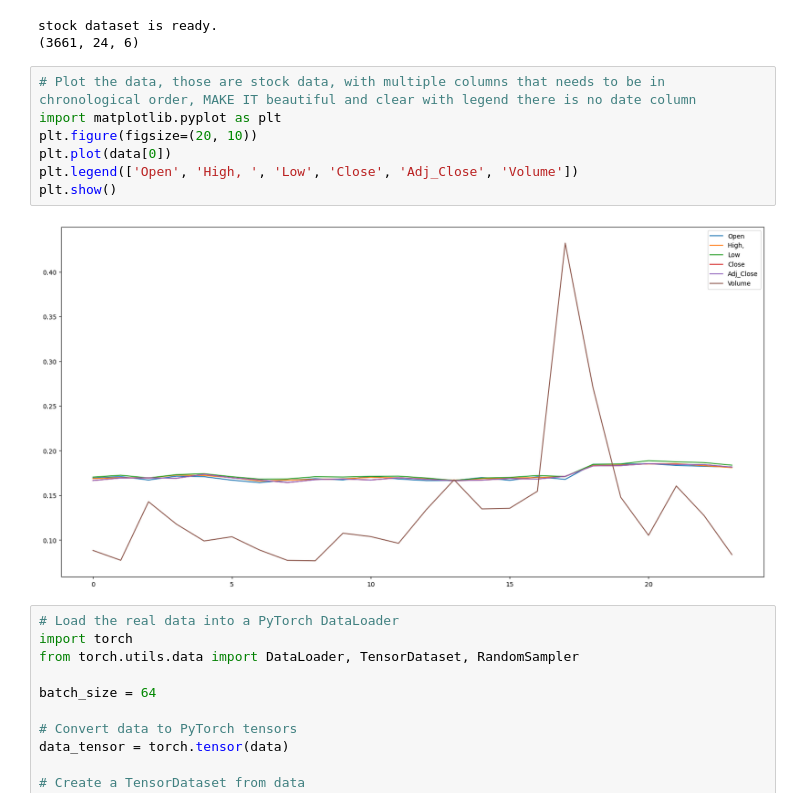
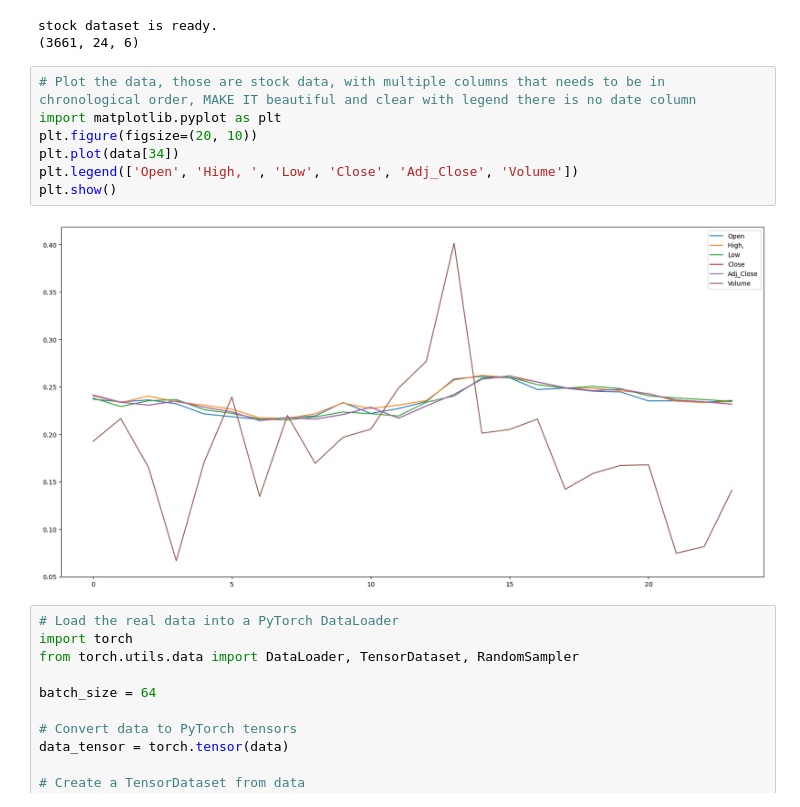
Before and after one commit to philbeliveau/GAN, a Jupyter notebook: TimeGAN/Time_GAN_Version2.ipynb, the cells around one changed output. Saved outputs shown, nothing was run; the diff lists cells and outputs as text.

```diff
--- a/TimeGAN/Time_GAN_Version2.ipynb
+++ b/TimeGAN/Time_GAN_Version2.ipynb
@@ -201,12 +205,12 @@ stock dataset is ready.
 # %%
 # Plot the data, those are stock data, with multiple columns that needs to be in chronological order, MAKE IT beautiful and clear with legend there is no date column
 import matplotlib.pyplot as plt
 plt.figure(figsize=(20, 10))
-plt.plot(data[0])
+plt.plot(data[34])
 plt.legend(['Open', 'High, ', 'Low', 'Close', 'Adj_Close', 'Volume'])
 plt.show()
 # %% [output]
-[figure, old version]
+[figure, new version]
 # %%
 # Load the real data into a PyTorch DataLoader
 import torch
```
Also changed, not shown: parts of 17 cells of this notebook, 16 other files.
